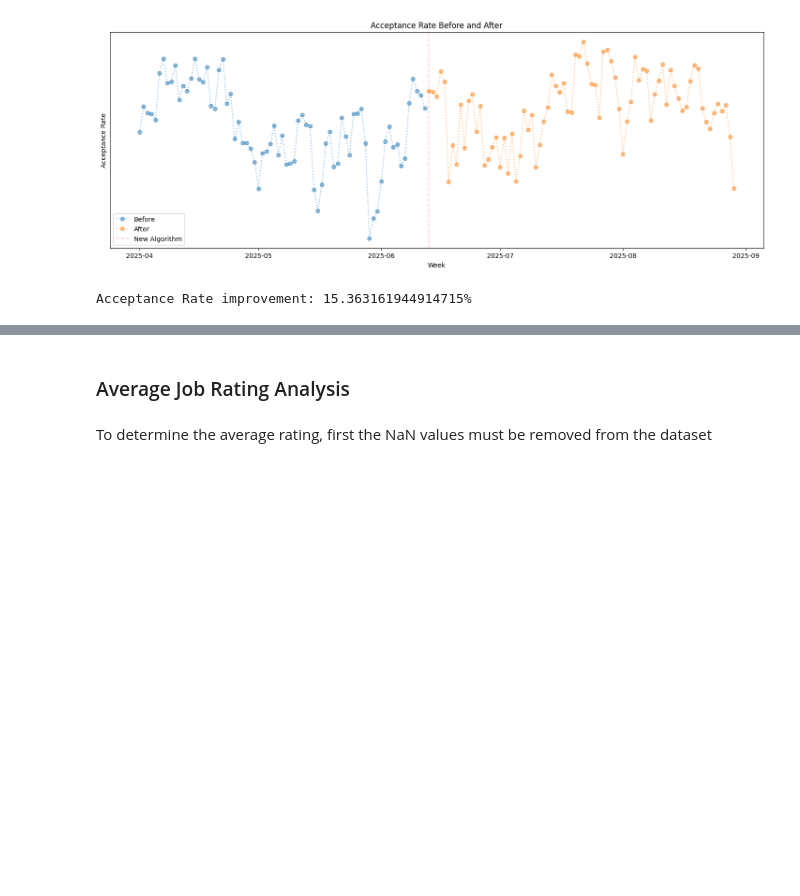
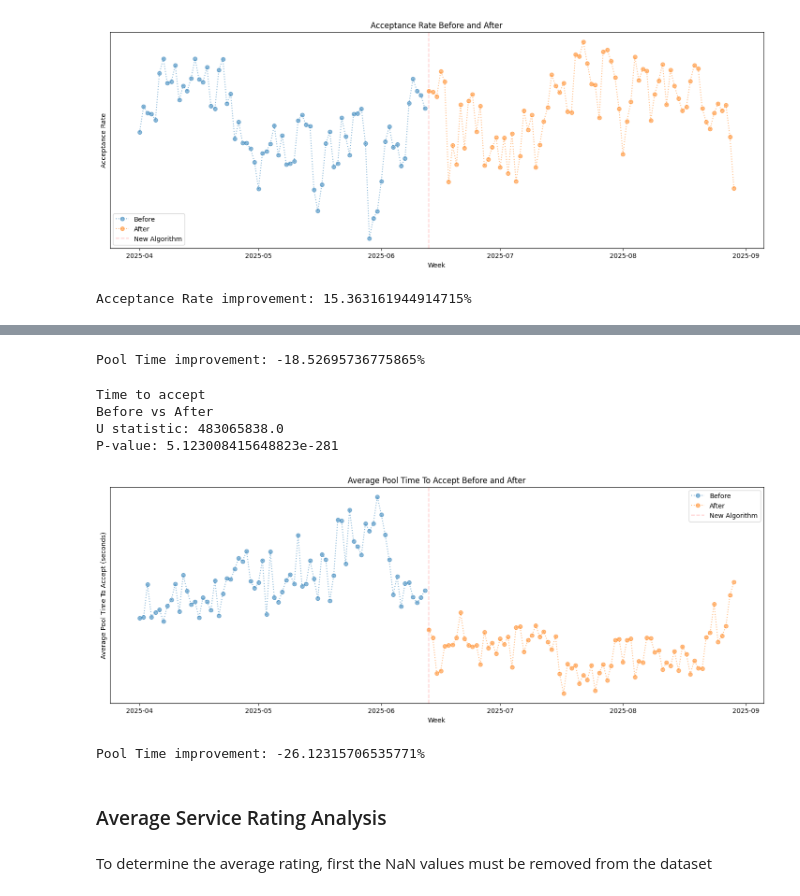
Before and after one commit to diogo-gaspar23/thesis-results-analysis, a Jupyter notebook: results_analysis.ipynb, the cells around one changed output, grey strips where cells are left out. Drawn from its saved outputs; the diff is of its cells as text; code cells hidden in the pictures; blank space fills up the shorter version.

```diff
--- a/results_analysis.ipynb
+++ b/results_analysis.ipynb
@@ -174,5 +227,69 @@ Acceptance Rate improvement: 15.363161944914715%
+# %%
+# Since the time between the before and after datasets, we align the datasets
+min_length = min(len(after_average_pool_time), len(before_average_pool_time))
+after_average_pool_time = after_average_pool_time.iloc[:min_length]
+before_average_pool_time = before_average_pool_time.iloc[:min_length]
+
+pool_time_difference = after_average_pool_time.values - before_average_pool_time.values
+
+before_and_after_pool_time_difference = pool_time_difference / before_average_pool_time.values
+
+pool_time_difference = (before_and_after_pool_time_difference.sum() / len(before_and_after_pool_time_difference)) * 100
+
+print(f"Pool Time improvement: {pool_time_difference}%")
+# %% [output]
+Pool Time improvement: -18.52695736775865%
+# %%
+before_dataset_only_accepted = before_dataset[before_dataset['accepted'] == 1]
+after_dataset_only_accepted = after_dataset[after_dataset['accepted'] == 1]
+# %%
+# Direct before and after comparison
+res = stats.mannwhitneyu(before_dataset_only_accepted.runtime_in_sec, after_dataset_only_accepted.runtime_in_sec)
+
+print("Time to accept")
+print("Before vs After")
+print(f"U statistic: {res.statistic}")
+print(f"P-value: {res.pvalue}")
+# %% [output]
+Time to accept
+Before vs After
+U statistic: 483065838.0
+P-value: 5.123008415648823e-281
+# %%
+before_average_pool_time_to_accept = before_dataset_only_accepted.groupby([pd.Grouper(key='started_at', freq='D')])['runtime_in_sec'].sum() / before_dataset_only_accepted.groupby([pd.Grouper(key='started_at', freq='D')])['runtime_in_sec'].count()
+after_average_pool_time_to_accept = after_dataset_only_accepted.groupby([pd.Grouper(key='started_at', freq='D')])['runtime_in_sec'].sum() / after_dataset_only_accepted.groupby([pd.Grouper(key='started_at', freq='D')])['runtime_in_sec'].count()
+# %%
+plt.figure(figsize=(18, 6))
+plt.plot(before_average_pool_time_to_accept.index, before_average_pool_time_to_accept.values, label='Before', alpha=0.5, linestyle='dotted', marker='o')
+plt.plot(after_average_pool_time_to_accept.index, after_average_pool_time_to_accept.values, label='After', alpha=0.5, linestyle='dotted', marker='o')
+# Add a vertical line to indicate the change point
+plt.axvline(x=cut_date, color='red', linestyle='--', label='New Algorithm', alpha=0.2)
+
+plt.title('Average Pool Time To Accept Before and After')
+plt.xlabel('Week')
+plt.ylabel('Average Pool Time To Accept (seconds)')
+plt.yticks([])
+plt.legend()
+plt.show()
+# %% [output]
+[figure, added]
+# %%
+# Since the time between the before and after datasets, we align the datasets
+min_length = min(len(after_average_pool_time_to_accept), len(before_average_pool_time_to_accept))
+after_average_pool_time_to_accept = after_average_pool_time_to_accept.iloc[:min_length]
+before_average_pool_time_to_accept = before_average_pool_time_to_accept.iloc[:min_length]
+
+pool_time_difference = after_average_pool_time_to_accept.values - before_average_pool_time_to_accept.values
+
+before_and_after_pool_time_to_accept_difference = pool_time_difference / before_average_pool_time_to_accept.values
+
+pool_time_difference = (before_and_after_pool_time_to_accept_difference.sum() / len(before_and_after_pool_time_to_accept_difference)) * 100
+
+print(f"Pool Time improvement: {pool_time_difference}%")
+# %% [output]
+Pool Time improvement: -26.12315706535771%
 # %% [markdown]
-### Average Job Rating Analysis
+### Average Service Rating Analysis
 # %% [markdown]
 To determine the average rating, first the NaN values must be removed from the dataset
 # %%
```
Also changed, not shown: parts of 11 cells of this notebook, 1 other file.
